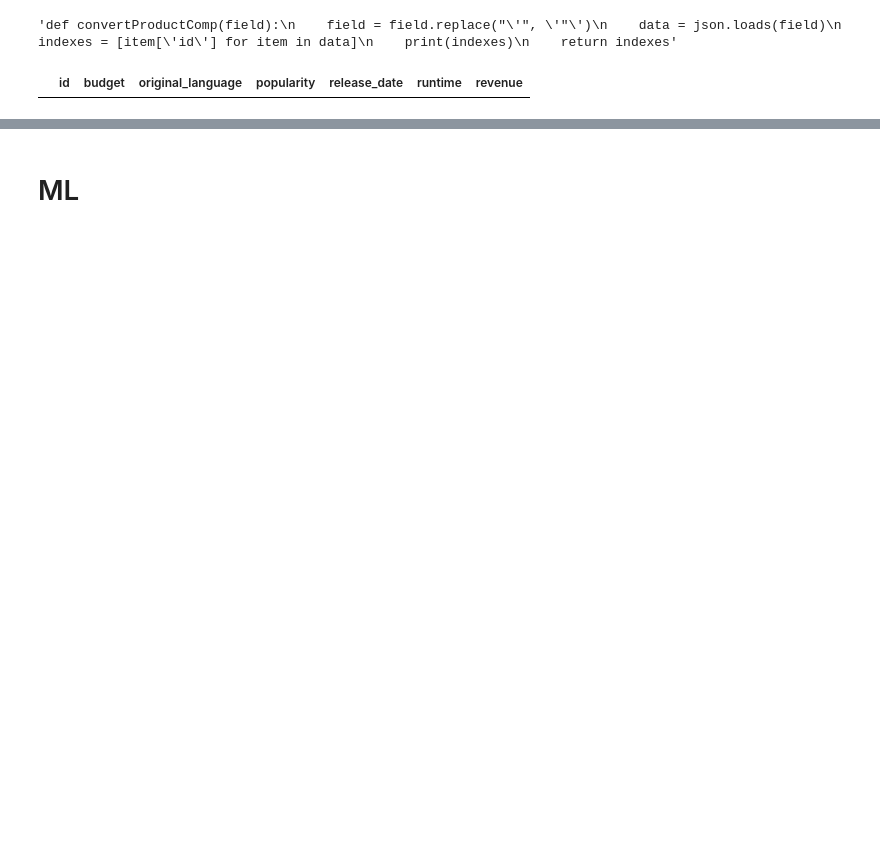
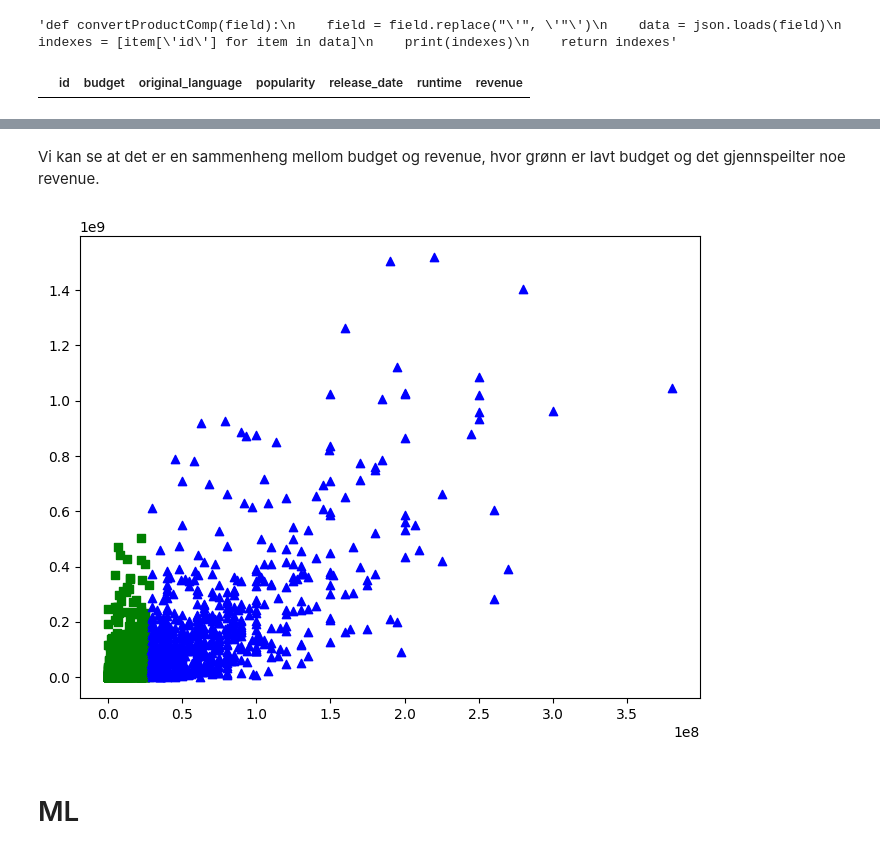
Before and after one commit to h600895/ML-oblig2, a Jupyter notebook: main.ipynb, the cells around one changed output, grey strips where cells are left out. Cells and saved outputs as stored; diff of their text form; code cells hidden in the pictures; blank space fills up the shorter version.

```diff
--- a/main.ipynb
+++ b/main.ipynb
@@ -85,0 +122,11 @@ rows_with_nan
+# %% [markdown]
+Vi kan se at det er en sammenheng mellom budget og revenue, hvor grønn er lavt budget og det gjennspeilter noe revenue.
+# %%
+budget = trainingData['budget']
+meanBudget = budget.mean()
+fig, ax = plt.subplots(figsize=(8,6))
+ax.scatter(x=trainingData[budget < meanBudget]['budget'], y=trainingData[budget < meanBudget]['revenue'], marker='s', color='green')
+ax.scatter(x=trainingData[budget >= meanBudget]['budget'], y=trainingData[budget >= meanBudget]['revenue'], marker='^', color='blue')
+plt.show()
+# %% [output]
+[figure, added]
```
Also changed, not shown: parts of 18 cells of this notebook, 1 other file.
